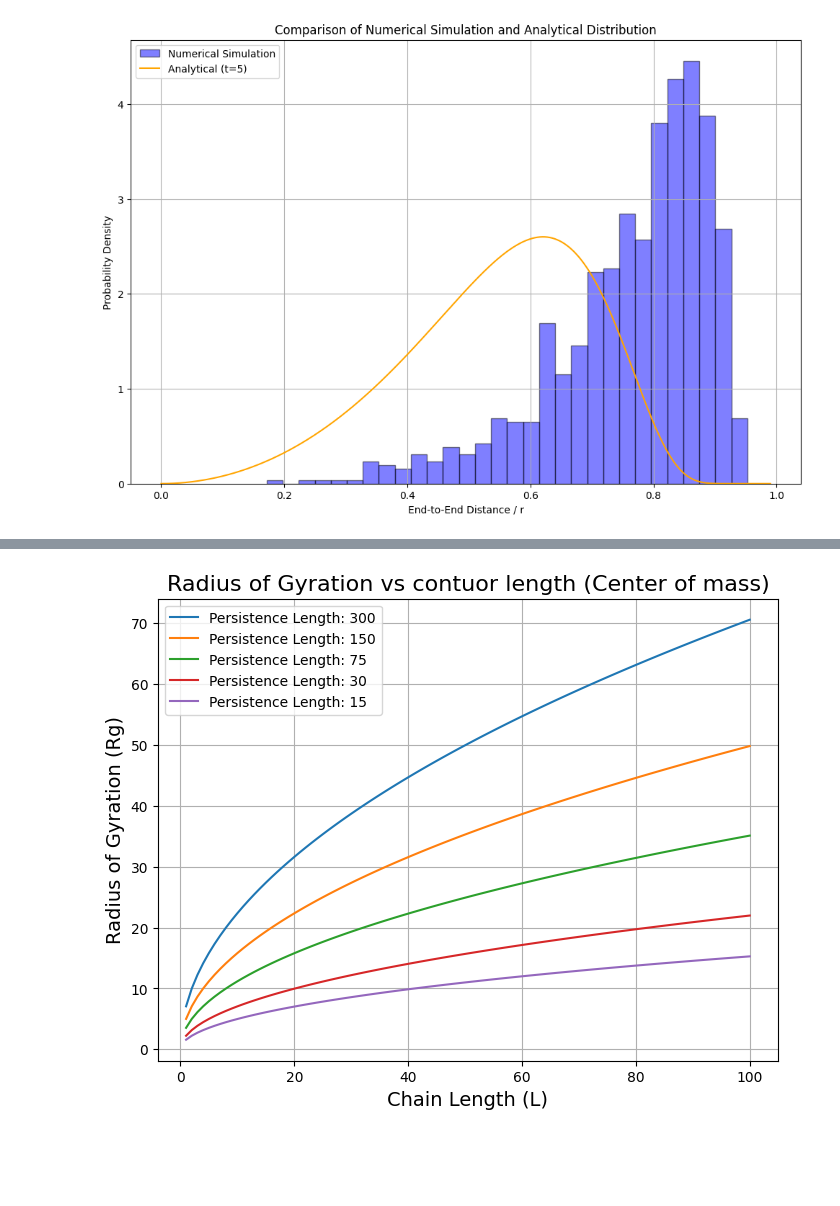
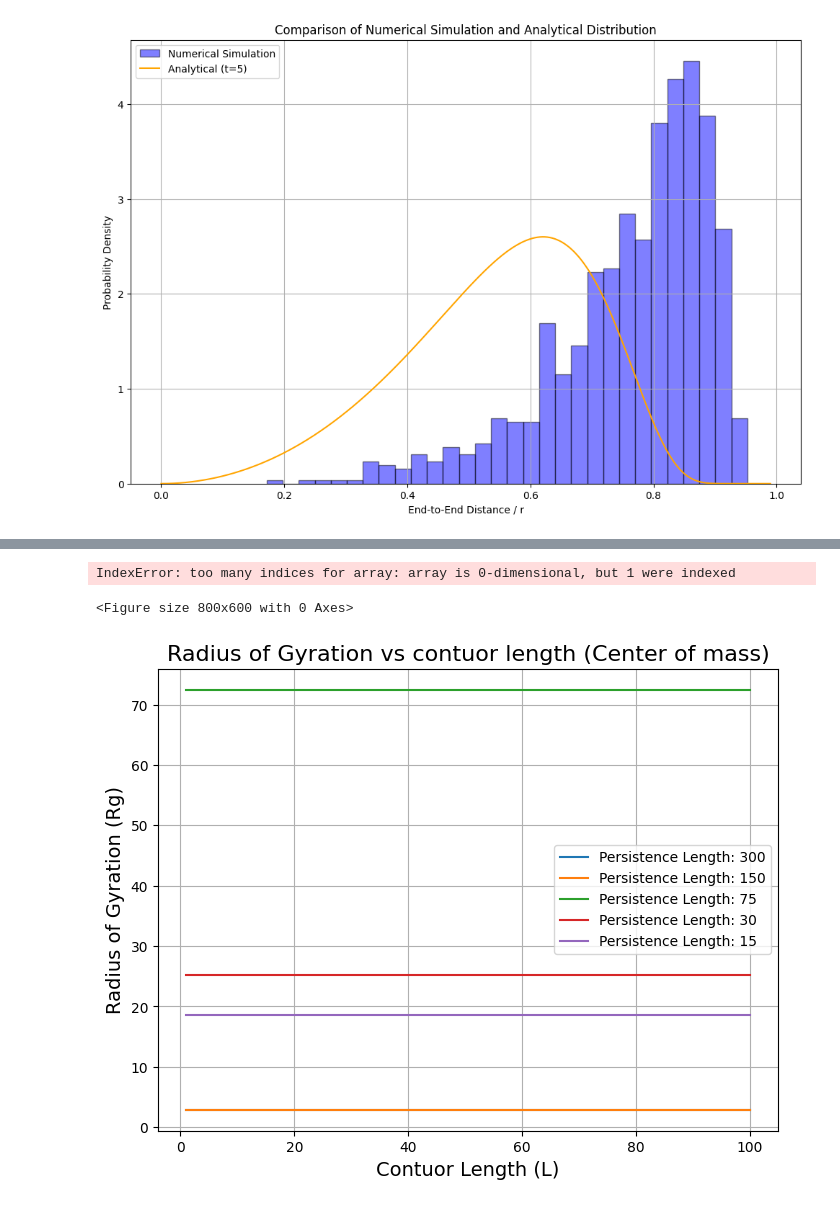
Before and after one commit to B-hub-hue/Python.exam_polymer, a Jupyter notebook: Python_exam_py.ipynb, the cells around one changed output, grey strips where cells are left out. Drawn from its saved outputs; the diff is of its cells as text; code cells hidden in the pictures; blank space fills up the shorter version.

```diff
--- a/Python_exam_py.ipynb
+++ b/Python_exam_py.ipynb
@@ -197,31 +269,71 @@ plt.show()
+# %%
+import numpy as np
+import matplotlib.pyplot as plt
+
+#defing the parameters
+N = 100 # Number of segments
+Lc = np.linspace(1, 100, 100) # contour lengths
+lp = [300, 150, 75, 30, 15]
+
+def radius_of_gyration(Lc, N, lp):
+  # Convert lp to a NumPy array to enable broadcasting
+  lp_array = np.array(lp)[:, np.newaxis]
+  # lp_array now has shape (5, 1)
+  beta = lp_array / Lc  # Broadcasting will work now
+  # The result 'beta' will have shape (5, 100)
+  return np.sqrt((Lc * N * lp_array/3)*(1-3*beta*N*(1-2*beta*N+(2*(beta*N)**2)-((2*beta*N)**2)*np.exp(-1/(beta*N)))))
+
+
+# plotting the graph
+plt.figure(figsize=(8, 6))
+
+for persistence_length in lp:
+  Rg_values = radius_of_gyration(Lc, N, persistence_length)
+  plt.plot(Lc, Rg_values, label=f'Persistence Length: {persistence_length}')
+
+plt.xlabel('Contuor Length (L)', fontsize=14)
+plt.ylabel('Radius of Gyration (Rg)', fontsize=14)
+plt.title('Radius of Gyration vs contuor length (Center of mass)', fontsize=16)
+plt.legend()
+plt.grid(True)
+plt.show()
+# %% [output]
+IndexError: too many indices for array: array is 0-dimensional, but 1 were indexed
+<Figure size 800x600 with 0 Axes>
 # %%
 import numpy as np
 import matplotlib.pyplot as plt
 
 #defing the parameters
 N = 100 # Number of segments
-L_values = np.linspace(1, 100, 100) # contour lengths
-persistence_lengths = [300, 150, 75, 30, 15]
+L = 1
+Lc = np.linspace(1, 100, 100) # contour lengths
+Lc_total = N*L
+lp = [300, 150, 75, 30, 15]
 
-# Function to calculate radius of gyration relative to the center of mass
-# insted of calculating the center of mass separatly, it calculated from the nature of random walk distrbution
-# in other words Calculate Rg using the Gaussian chain approximation (relative to center of mass)
-def radius_of_gyration(L, N, lp):
-  segment_length = L/N
-  return np.sqrt((N * segment_length * lp)/6 * (1 - segment_length/lp))
+def radius_of_gyration(Lc, N, lp,):
+  beta = lp/(Lc_total*N)
+
+  if (beta*N) > 1:
+    return np.sqrt(((Lc_total**2)/12)/N)
+
+  else:
+
+    return np.sqrt(((Lc_total * N * lp/3)*(1-3*beta*N*(1-2*beta*N+(2*(beta**2)*N))-((2*(beta**2)*N)*np.exp(-1/beta*N))))/N)
+
 
 # plotting the graph
 plt.figure(figsize=(8, 6))
 
-for lp in persistence_lengths:
-  Rg_values = [radius_of_gyration(L, N, lp) for L in L_values]
-  plt.plot(L_values, Rg_values, label=f'Persistence Length: {lp}')
+for persistence_lengths in lp :
+  Rg_values = [radius_of_gyration(L_values, N, persistence_lengths) for L_values in Lc]
+  plt.plot(Lc, Rg_values, label=f'Persistence Length: {persistence_lengths}')
 
-plt.xlabel('Chain Length (L)', fontsize=14)
+plt.xlabel('Contuor Length (L)', fontsize=14)
 plt.ylabel('Radius of Gyration (Rg)', fontsize=14)
 plt.title('Radius of Gyration vs contuor length (Center of mass)', fontsize=16)
 plt.legend()
 plt.grid(True)
 plt.show()
 # %% [output]
-[figure, old version]
+[figure, new version]
```
Also changed, not shown: parts of 1 cell of this notebook.
